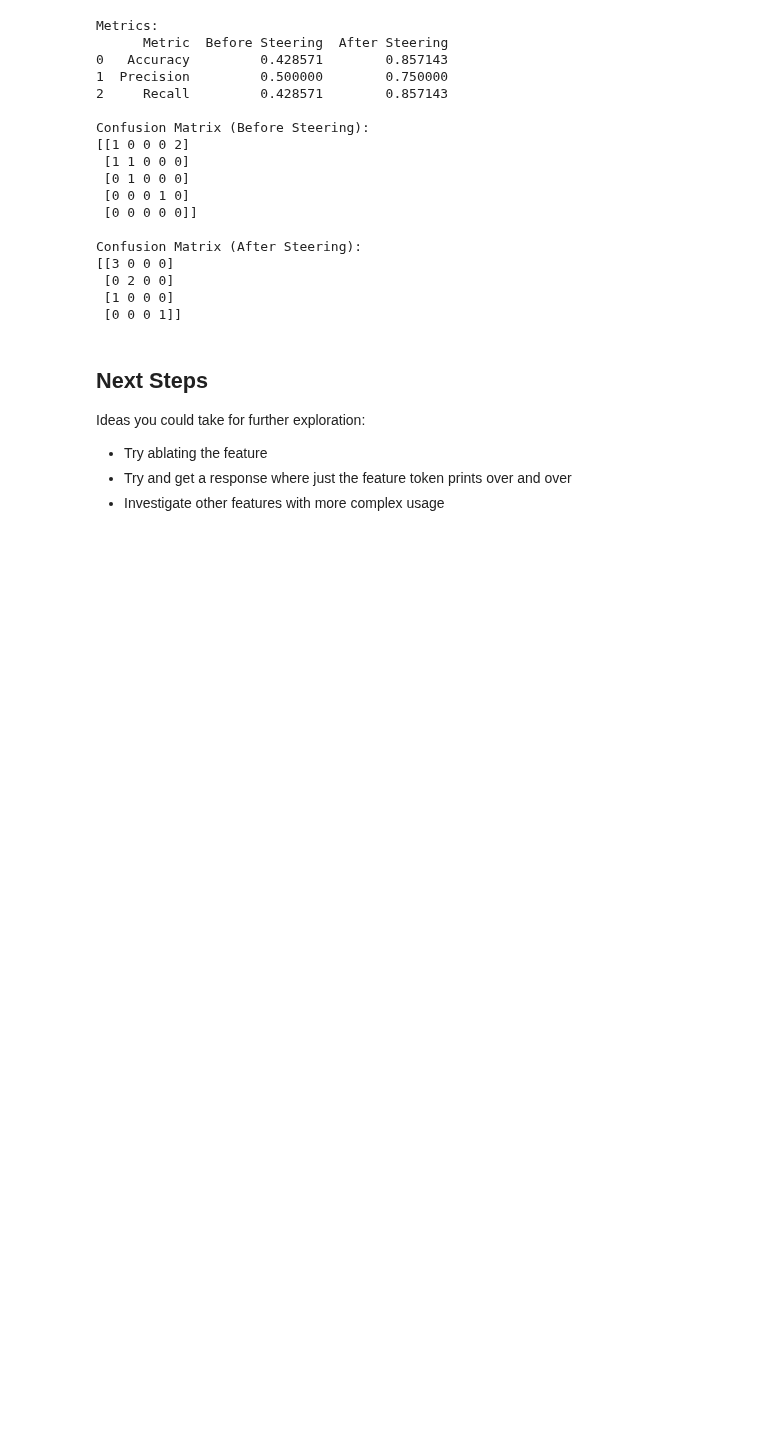
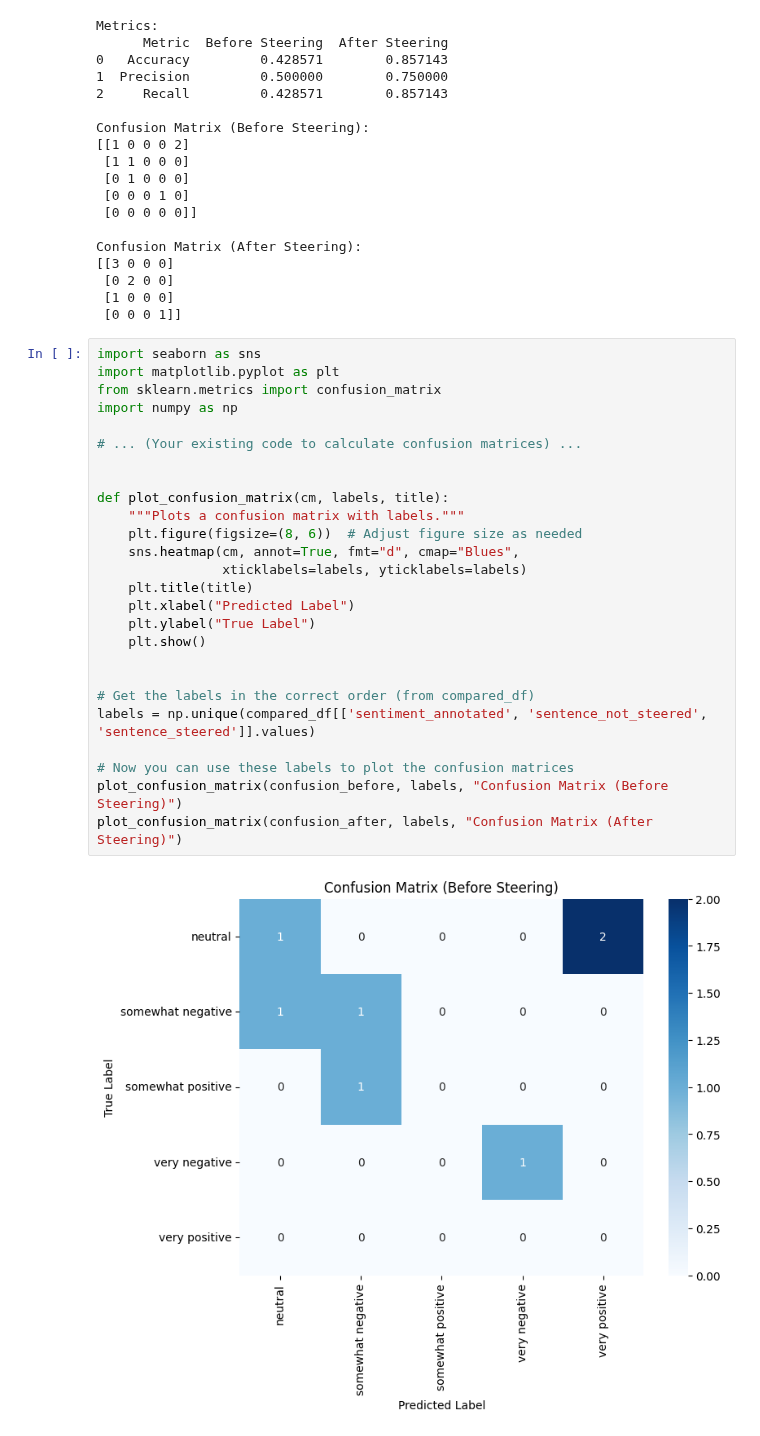
Before and after one commit to tatsath/Interpretability, a Jupyter notebook: sae_lens_based_steering.ipynb, the cells around one changed output. Drawn from its saved outputs; the diff is of its cells as text; blank space fills up the shorter version.

```diff
--- a/sae_lens_based_steering.ipynb
+++ b/sae_lens_based_steering.ipynb
@@ -618,11 +618,31 @@ Confusion Matrix (After Steering):
  [0 2 0 0]
  [1 0 0 0]
  [0 0 0 1]]
-# %% [markdown]
-## Next Steps
-
-Ideas you could take for further exploration:
-
-*   Try ablating the feature
-*   Try and get a response where just the feature token prints over and over
-*   Investigate other features with more complex usage
+# %%
+import seaborn as sns
+import matplotlib.pyplot as plt
+from sklearn.metrics import confusion_matrix
+import numpy as np
+
+# ... (Your existing code to calculate confusion matrices) ...
+
+
+def plot_confusion_matrix(cm, labels, title):
+    """Plots a confusion matrix with labels."""
+    plt.figure(figsize=(8, 6))  # Adjust figure size as needed
+    sns.heatmap(cm, annot=True, fmt="d", cmap="Blues",
+                xticklabels=labels, yticklabels=labels)
+    plt.title(title)
+    plt.xlabel("Predicted Label")
+    plt.ylabel("True Label")
+    plt.show()
+
+
+# Get the labels in the correct order (from compared_df)
+labels = np.unique(compared_df[['sentiment_annotated', 'sentence_not_steered', 'sentence_steered']].values)
+
+# Now you can use these labels to plot the confusion matrices
+plot_confusion_matrix(confusion_before, labels, "Confusion Matrix (Before Steering)")
+plot_confusion_matrix(confusion_after, labels, "Confusion Matrix (After Steering)")
+# %% [output]
+[figure, added]
```
Also changed, not shown: parts of 1 cell of this notebook.
